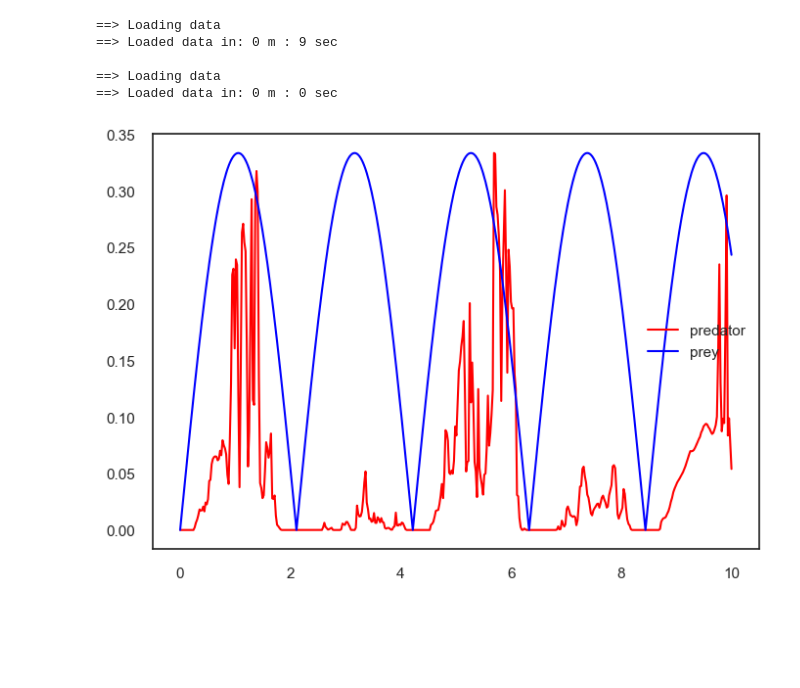
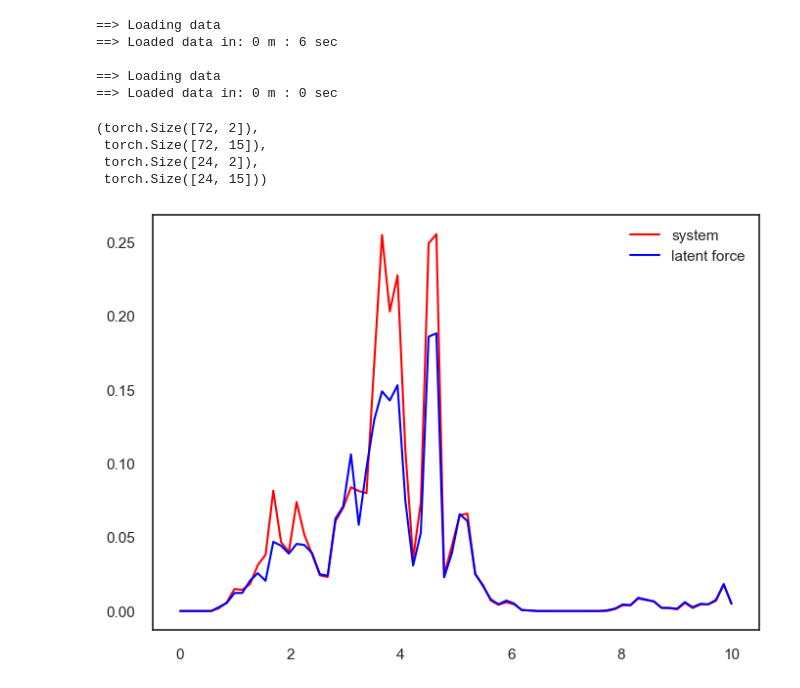
Before and after one commit to eirikbaekkelund/Dissertation, a Jupyter notebook: examples/approximate_lfm.ipynb, the cells around one changed output. Drawn from its saved outputs; the diff is of its cells as text; code cells hidden in the pictures; blank space fills up the shorter version.

```diff
--- a/examples/approximate_lfm.ipynb
+++ b/examples/approximate_lfm.ipynb
@@ -24,7 +35,7 @@ np.random.seed(SEED)
 DAY_INIT = 0
 DAY_MIN = 8
 DAY_MAX = 16
-N_DAYS = 5
+N_DAYS = 2
 MINUTE_INTERVAL = 5
 DAILY_DATA_POINTS = (DAY_MAX - DAY_MIN) * 60 / MINUTE_INTERVAL
 N_HOURS_PRED = 2
@@ -32,9 +43,10 @@ N_SYSTEMS = 15
 RADIUS = 0.35
 COORDS = (55, -1.5)
 IDX = 6
-NUM_OUTPUTS = 1
-NUM_LATENTS = 1
-NUM_INDUCING = 100
+
+num_outputs = 1
+num_latents = 1
+num_inducing = 100
 # %%
 generator = PVDataGenerator(n_days=N_DAYS,
                     day_init=DAY_INIT,
@@ -49,34 +61,44 @@ generator = PVDataGenerator(n_days=N_DAYS,
                     file_name_location='location_data_clean.csv')
 
 X, y = generator.get_time_series()
+interval = 2
+
+X, y = X[::interval], y[::interval]
 
 x_train, y_train, x_test, y_test = train_test_split(X, y, n_hours=N_HOURS_PRED)
 
-x_train[:,1] *= y_train[:,:NUM_OUTPUTS].max()
-x_test[:,1] *= y_test[:,:NUM_OUTPUTS].max()
+x_train[:,1] *= y_train[:,:num_outputs].max()
+x_test[:,1] *= y_test[:,:num_outputs].max()
 # %% [output]
 ==> Loading data
-==> Loaded data in: 0 m : 9 sec
+==> Loaded data in: 0 m : 6 sec
 
 ==> Loading data
 ==> Loaded data in: 0 m : 0 sec
+# %%
+x_train.shape, y_train.shape, x_test.shape, y_test.shape
+# %% [output]
+(torch.Size([72, 2]),
+ torch.Size([72, 15]),
+ torch.Size([24, 2]),
+ torch.Size([24, 15]))
 # %%
 t_train = torch.linspace(0, 10, len(y_train))
 # %%
-dataset = PV_LFM_Dataset(num_outputs=NUM_OUTPUTS,
-                         m_observed=y_train[:, :NUM_OUTPUTS],
-                         f_observed=x_train[:,1],
+dataset = PV_LFM_Dataset(num_outputs=num_outputs,
+                         m_observed=y_train[:, 3:4],
+                         f_observed=y_train[:,2],
                          train_t=t_train,
-                         variance= 0.01 * torch.ones(NUM_OUTPUTS, dtype=torch.float64))
+                         variance= 0.01 * torch.ones(num_outputs, dtype=torch.float64))
 # %%
 x_min, x_max = dataset.t_observed.min(), dataset.t_observed.max()
 num_training = len(dataset.t_observed)
 # %%
 plt.rcParams['font.family'] = 'Arial'
 
-plt.plot(dataset.data[0][0], dataset.data[0][1], c='red', label='predator')
-plt.plot(torch.linspace(x_min, x_max, dataset.f_observed.shape[-1]), dataset.f_observed[0,0,:], c='blue', label='prey')
+plt.plot(dataset.data[0][0], dataset.data[0][1], c='red', label='system')
+plt.plot(torch.linspace(x_min, x_max, dataset.f_observed.shape[0]), dataset.f_observed, c='blue', label='latent force')
 plt.legend()
 output_names = dataset.names
 # %% [output]
-[figure, old version]
+[figure, new version]
```
Also changed, not shown: parts of 6 cells of this notebook, 4 other files.
